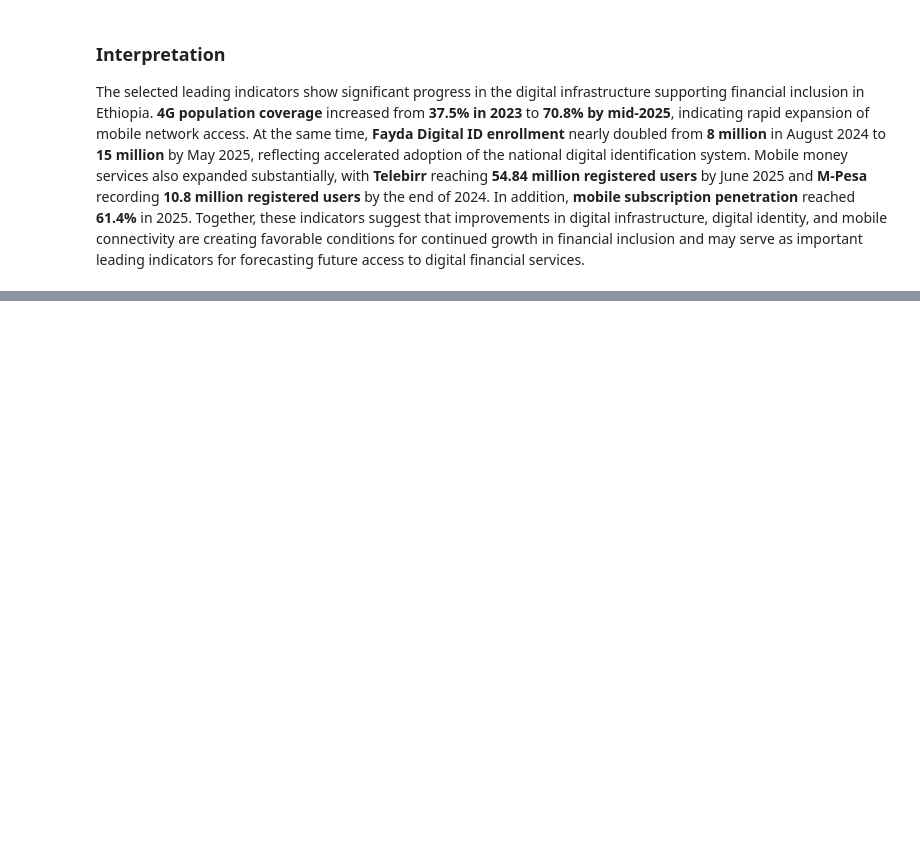
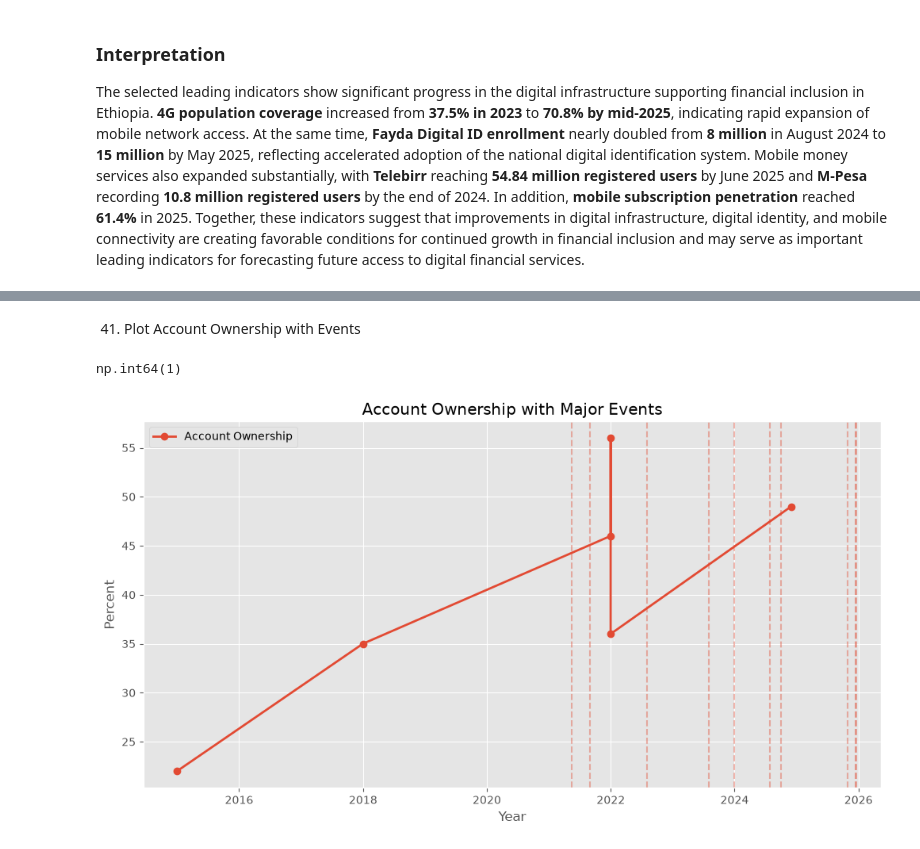
Before and after one commit to Lalisecf/ethiopia-fi-forecast-week11, a Jupyter notebook: notebooks/task_2_eda.ipynb, the cells around one changed output, grey strips where cells are left out. Cells and saved outputs as stored; diff of their text form; code cells hidden in the pictures; blank space fills up the shorter version.

```diff
--- a/notebooks/task_2_eda.ipynb
+++ b/notebooks/task_2_eda.ipynb
@@ -1678,0 +1719,44 @@ The selected leading indicators show significant progress in the digital infrast
+# %% [markdown]
+41. Plot Account Ownership with Events
+# %%
+events["observation_date"].isna().sum()
+# %% [output]
+np.int64(1)
+# %%
+events = events.dropna(subset=["observation_date"])
+# %%
+ownership = observations[
+    observations["indicator_code"] == "ACC_OWNERSHIP"
+].copy()
+
+plt.figure(figsize=(12,6))
+
+plt.plot(
+    ownership["observation_date"],
+    ownership["value_numeric"],
+    marker="o",
+    linewidth=2,
+    label="Account Ownership"
+)
+
+for _, event in events.iterrows():
+
+    plt.axvline(
+        event["observation_date"],
+        linestyle="--",
+        alpha=0.4
+    )
+
+plt.title("Account Ownership with Major Events")
+
+plt.xlabel("Year")
+
+plt.ylabel("Percent")
+
+plt.legend()
+
+plt.grid(True)
+
+plt.show()
+# %% [output]
+[figure, added]
```
Also changed, not shown: parts of 18 cells of this notebook.
